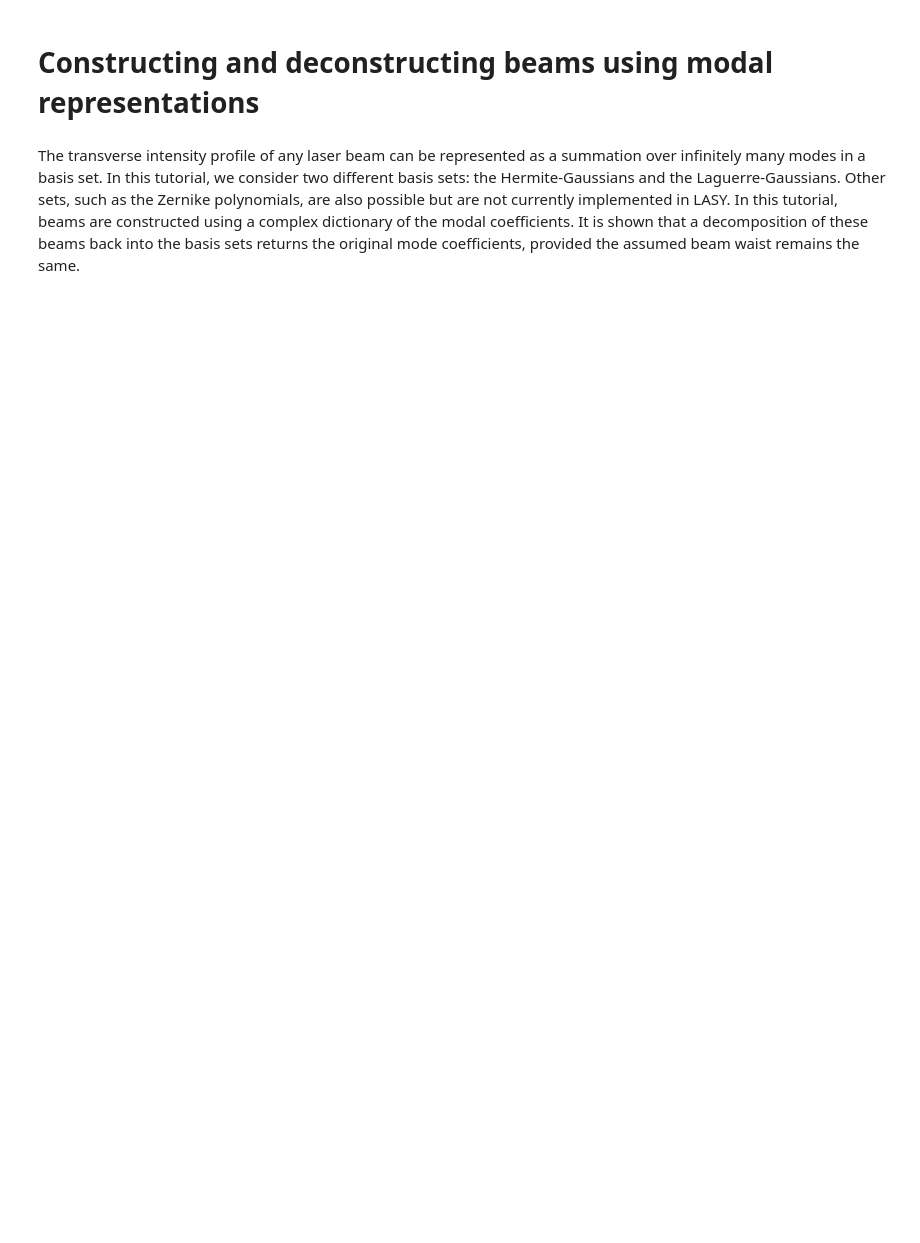
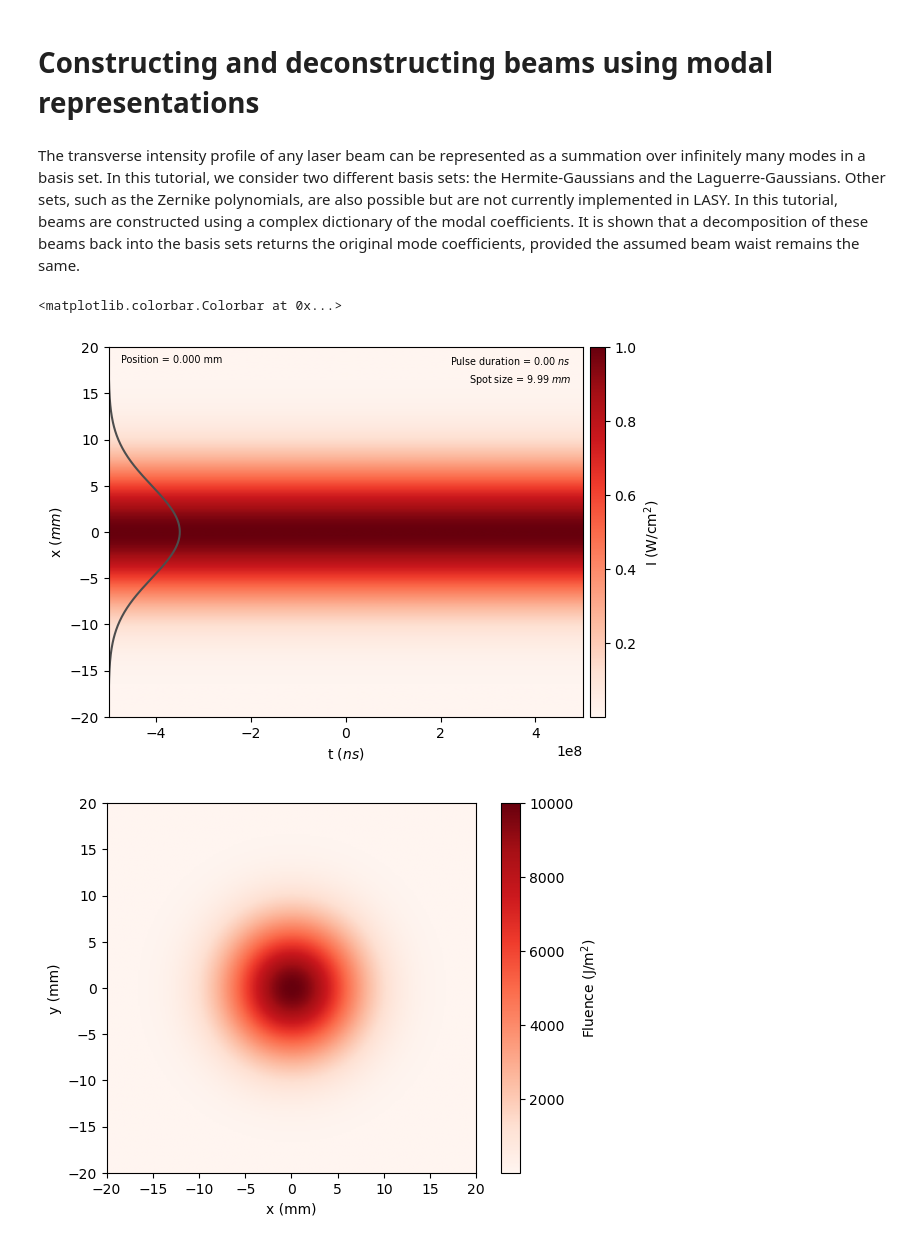
Before and after one commit to LASY-org/lasy, a Jupyter notebook: docs/source/tutorials/modal_composition.ipynb, the cells around one changed output. Saved outputs shown, nothing was run; the diff lists cells and outputs as text; code cells hidden in the pictures; blank space fills up the shorter version.

```diff
--- a/docs/source/tutorials/modal_composition.ipynb
+++ b/docs/source/tutorials/modal_composition.ipynb
@@ -30,34 +30,38 @@ num_points = (256, 256, 1)  # Number of points in each dimension
 
 long_prof = ContinuousWaveProfile(wavelength)
 tran_prof = GaussianTransverseProfile(spot_size)
 laser_profile = CombinedLongitudinalTransverseProfile(
     wavelength, pol, long_prof, tran_prof, peak_fluence=peak_fluence
 )
 
 laser = Laser(dimensions, lo, hi, num_points, laser_profile)
 
 laser.show(envelope_type="intensity")  # In this case this is the fluence (CW beam)
 
 # Modal coefficients used to construct the beam
 modes = {}
 modes[(0, 0)] = 1 - 0.2j
 modes[(0, 1)] = -0.4 - 0.2j
 modes[(1, 0)] = 0.5 + 1j
 modes[(2, 2)] = -0.05 + 0.1j
 
 intensity = epsilon_0 * c / 2 * np.abs(laser.grid.get_temporal_field()) ** 2
-fluence = np.sum(intensity, axis=-1) * laser.grid.dx[-1]
+fluence = np.sum(intensity, axis=-1).T * laser.grid.dx[-1]
 extent = (
     laser.grid.axes[0].min() * 1e3,
     laser.grid.axes[0].max() * 1e3,
     laser.grid.axes[1].min() * 1e3,
     laser.grid.axes[1].max() * 1e3,
 )
 plt.figure()
 plt.imshow(fluence, extent=extent, cmap="Reds")
 plt.xlabel("x (mm)")
 plt.ylabel("y (mm)")
 plt.colorbar(label=r"Fluence (J/m$^2$)")
+# %% [output]
+<matplotlib.colorbar.Colorbar at 0x...>
+[figure, added]
+[figure, added]
 # %%
 HG_laser = deepcopy(laser)  # Make a copy of the input grid
 hermite_gauss_composition(
```
Also changed, not shown: parts of 2 cells of this notebook, 1 other file.
